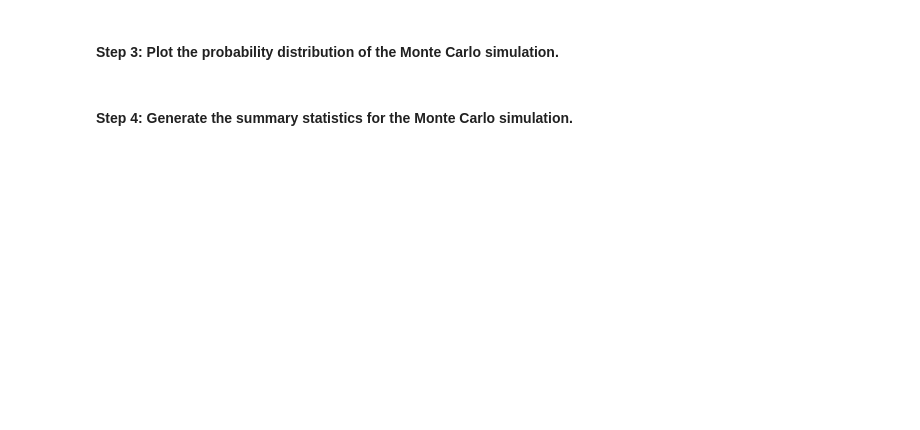
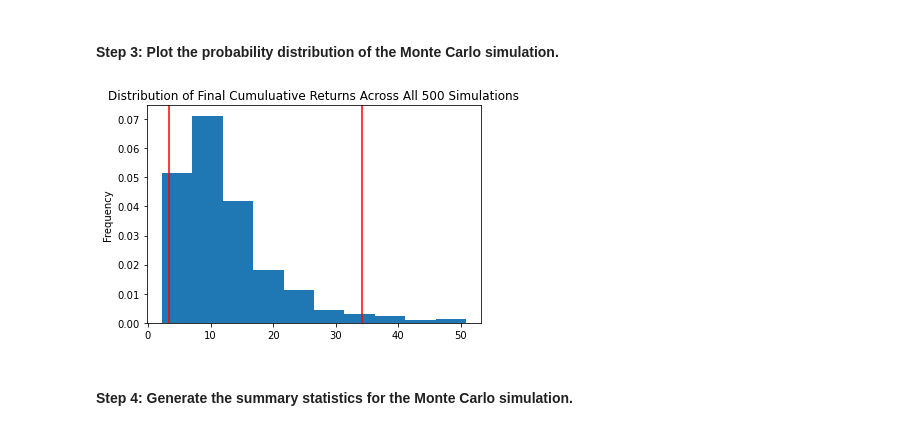
Before and after one commit to JunTheRewels/financial_planners, a Jupyter notebook: Starter_Code/financial_planning_tools.ipynb, the cells around one changed output. Drawn from its saved outputs; the diff is of its cells as text; code cells hidden in the pictures; blank space fills up the shorter version.

```diff
--- a/Starter_Code/financial_planning_tools.ipynb
+++ b/Starter_Code/financial_planning_tools.ipynb
@@ -500,7 +544,9 @@ display(decade_closing_prices.tail())
 # %%
 # Visualize the probability distribution of the 30-year Monte Carlo simulation
 # by plotting a histogram
-# YOUR CODE HERE
+MC_sim_dist_plot = MC_thirty_year.plot_distribution()
+# %% [output]
+[figure, added]
 # %% [markdown]
 #### Step 4: Generate the summary statistics for the Monte Carlo simulation.
 # %%
```
Also changed, not shown: parts of 18 cells of this notebook.
